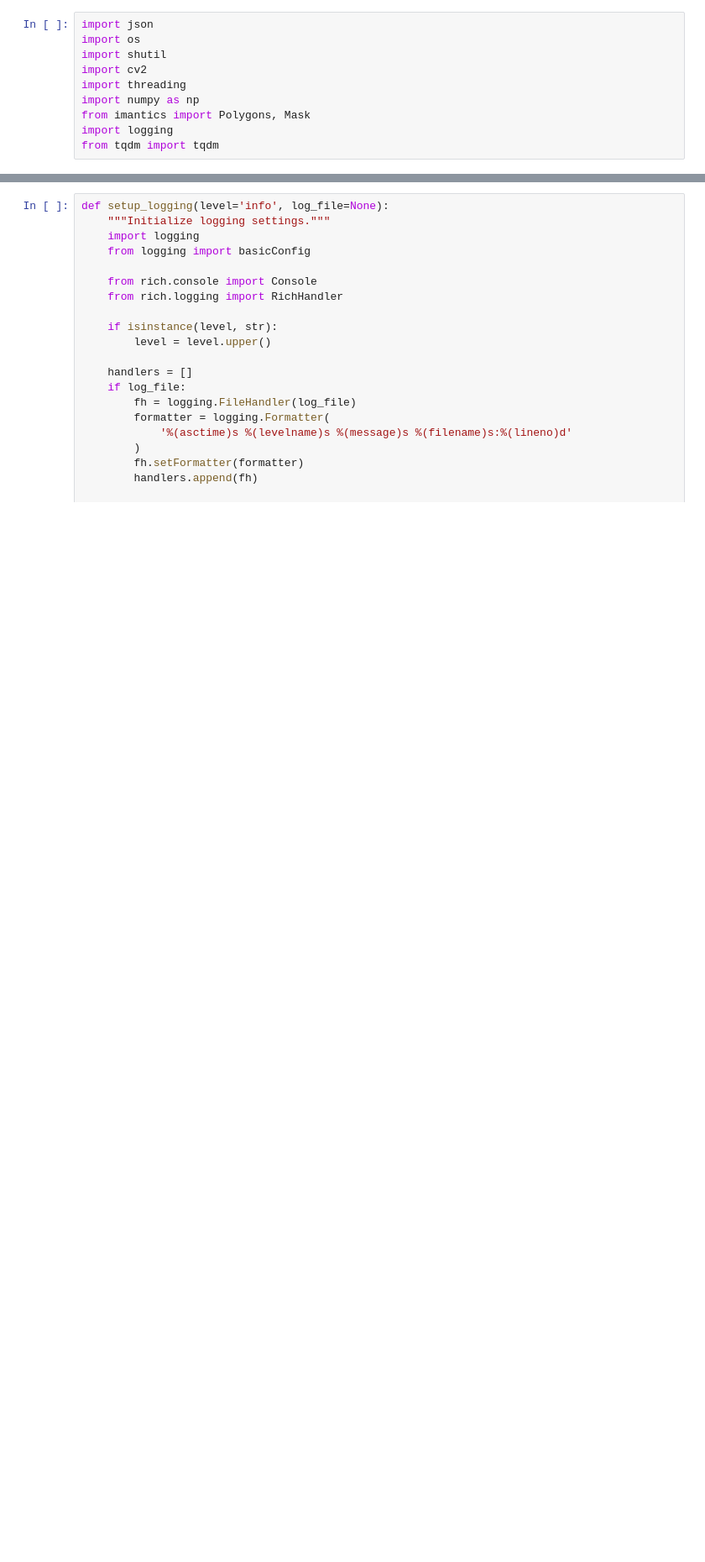
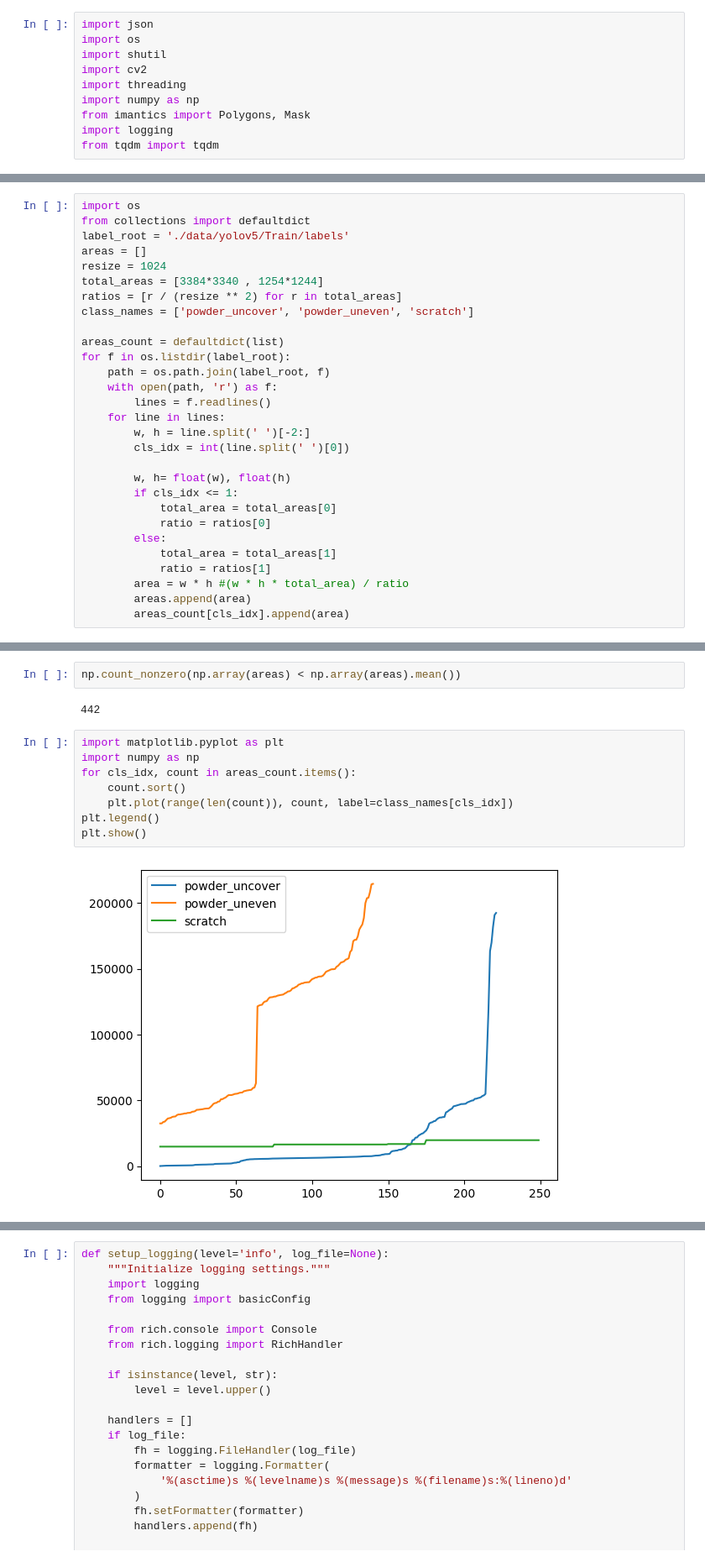
Before and after one commit to EonianCoda/ncku_image_processing_hw, a Jupyter notebook: final_hw/test.ipynb, the cells around one changed output, grey strips where cells are left out. Shown at 84% size. Cells and saved outputs as stored; diff of their text form; blank space fills up the shorter version.

```diff
--- a/final_hw/test.ipynb
+++ b/final_hw/test.ipynb
@@ -10,0 +66,29 @@ from tqdm import tqdm
+# %%
+import os
+from collections import defaultdict
+label_root = './data/yolov5/Train/labels'
+areas = []
+resize = 1024
+total_areas = [3384*3340 , 1254*1244]
+ratios = [r / (resize ** 2) for r in total_areas]
+class_names = ['powder_uncover', 'powder_uneven', 'scratch']
+
+areas_count = defaultdict(list)
+for f in os.listdir(label_root):
+    path = os.path.join(label_root, f)
+    with open(path, 'r') as f:
+        lines = f.readlines()
+    for line in lines:
+        w, h = line.split(' ')[-2:]
+        cls_idx = int(line.split(' ')[0])
+
+        w, h= float(w), float(h)
+        if cls_idx <= 1:
+            total_area = total_areas[0]
+            ratio = ratios[0]
+        else:
+            total_area = total_areas[1]
+            ratio = ratios[1]
+        area = w * h #(w * h * total_area) / ratio
+        areas.append(area)
+        areas_count[cls_idx].append(area)
@@ -10,0 +110,14 @@ from tqdm import tqdm
+# %%
+np.count_nonzero(np.array(areas) < np.array(areas).mean())
+# %% [output]
+442
+# %%
+import matplotlib.pyplot as plt
+import numpy as np
+for cls_idx, count in areas_count.items():
+    count.sort()
+    plt.plot(range(len(count)), count, label=class_names[cls_idx])
+plt.legend()
+plt.show()
+# %% [output]
+[figure, added]
```
Also changed, not shown: parts of 8 cells of this notebook, 18 other files.
